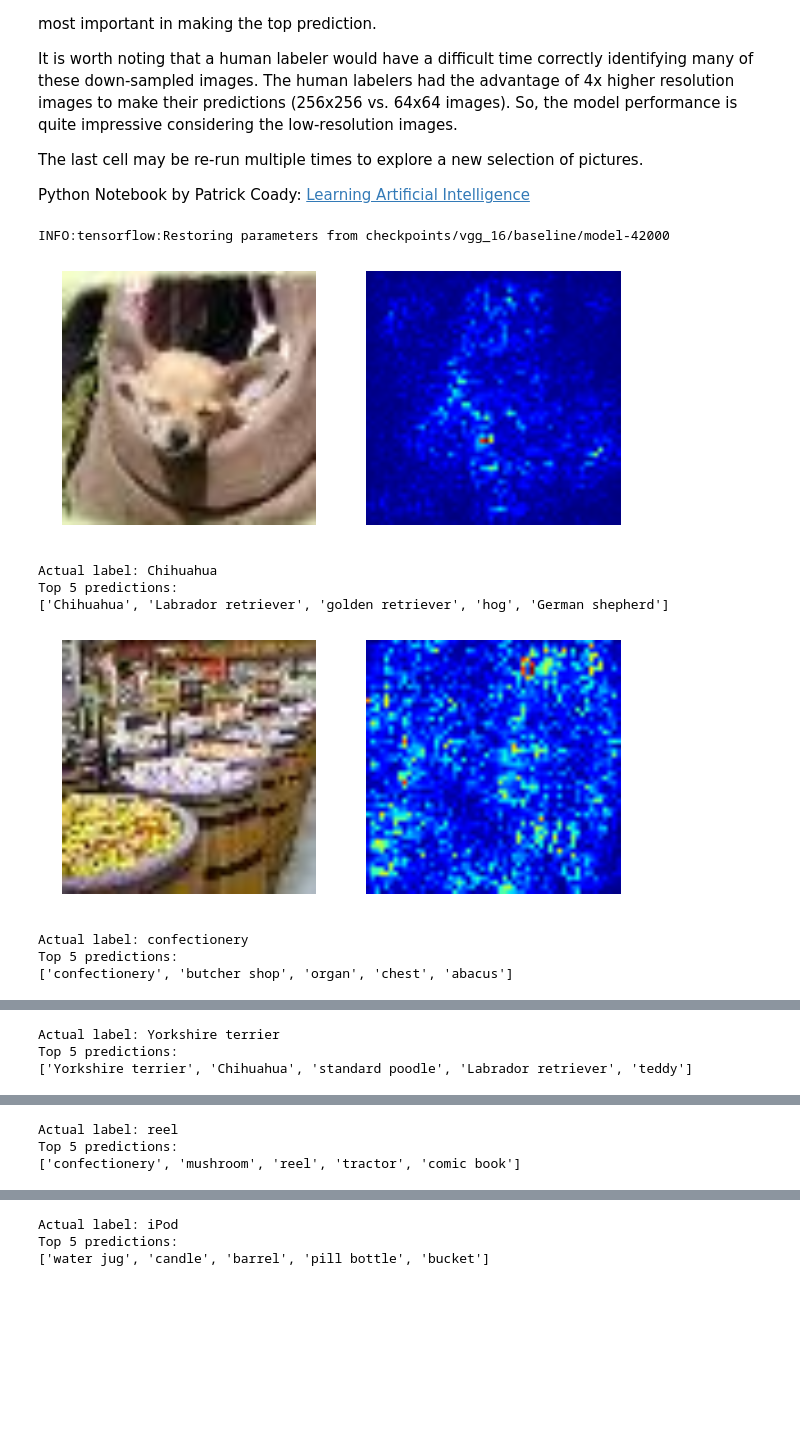
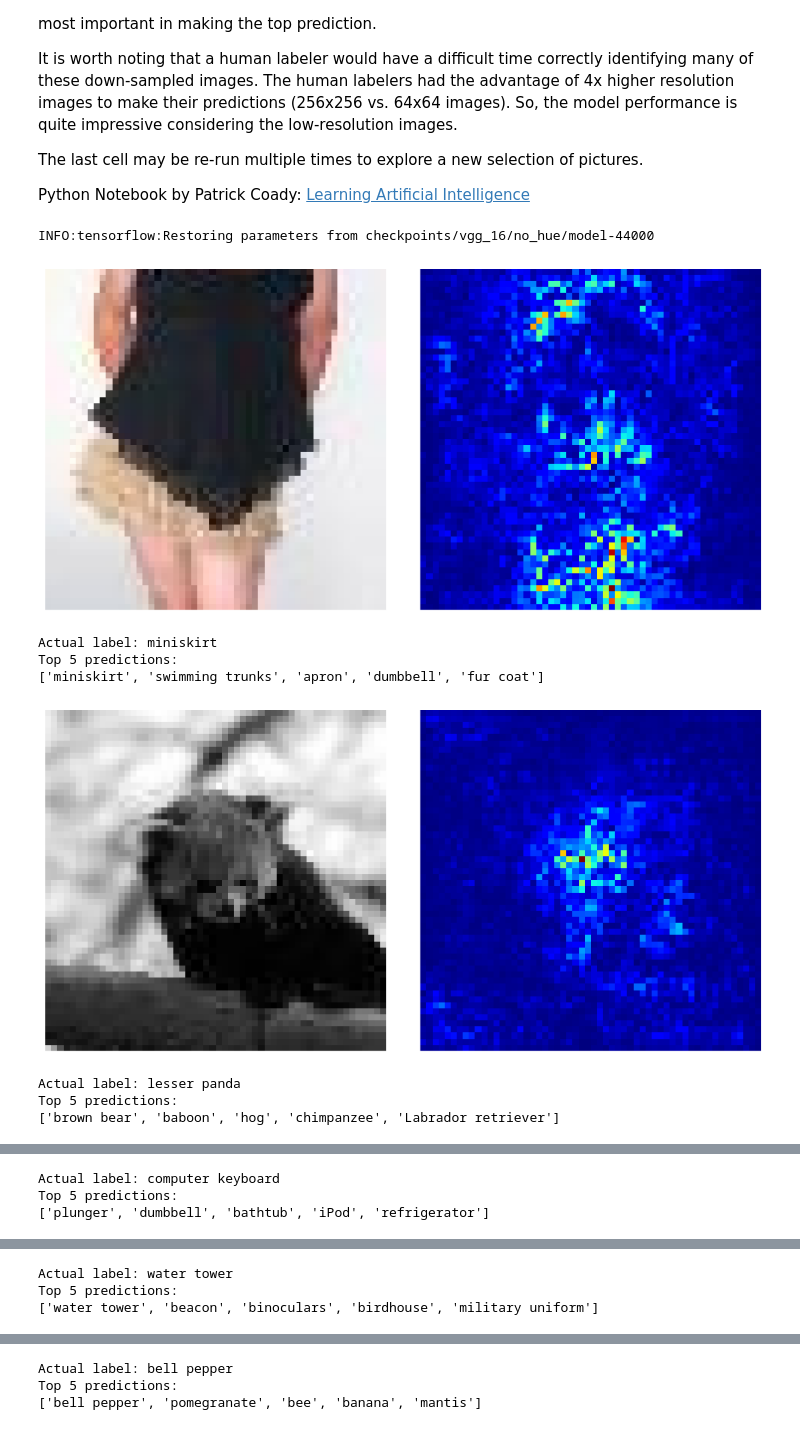
Before and after one commit to pat-coady/tiny_imagenet, a Jupyter notebook: src/predict_and_saliency.ipynb, the cells around one changed output, grey strips where cells are left out. Cells and saved outputs as stored; diff of their text form; code cells hidden in the pictures; blank space fills up the shorter version.

Commit message:
re-run notebooks with new models save .png images directly from notebooks.

```diff
--- a/src/predict_and_saliency.ipynb
+++ b/src/predict_and_saliency.ipynb
@@ -24,7 +24,7 @@ class TrainConfig(object):
     dropout_keep_prob = 1.0
     model_name = 'vgg_16'  # choose model
     model = staticmethod(globals()[model_name])
-    config_name = 'baseline'  # choose training run
+    config_name = 'no_hue'  # choose training run
 # %%
 def predict(imgs, config):
     """Load most recent checkpoint, make predictions, compute saliency maps"""
@@ -54,40 +54,54 @@ for i in range(len(class_description)):
 # %%
 N = 10  # number of validation examples to view
 filenames_labels = load_filenames_labels('val')
 pick_N = random.sample(filenames_labels, N)
 imgs = np.zeros((N, 64, 64, 3), dtype=np.uint8)
 labels = []
 for i, filename_label in enumerate(pick_N):
     imgs[i, :, :, :] = scipy.ndimage.imread(filename_label[0], mode='RGB')
     labels.append(class_description[int(filename_label[1])])
 imgs = imgs[:, 4:60, 4:60, :]  # take center crop of images
 config = TrainConfig()
 top_5, sal_imgs = predict(imgs, config)
 top_5 = top_5[1]  # 2nd element of list are class predictions
 sal_imgs = sal_imgs[0]  # 1st element of list are saliency maps
 # root-sum-square RGB channels of generated saliency heat map
 sal_imgs = np.sqrt(np.sum(np.square(sal_imgs), axis=3))
 
 for idx, filename in enumerate(pick_N):
     plt.subplot(121)
-    plt.imshow(imgs[idx, :, :, :])
-    plt.axis('off')
+    plt.imshow(imgs[idx, :, :, :], interpolation='none')
+    # next 5 lines get rid of all white space when saving .png
+    plt.gca().set_axis_off()
+    plt.subplots_adjust(top = 1, bottom = 0, right = 1, left = 0,
+                hspace = 0, wspace = 2)
+    plt.margins(0,0)
+    plt.gca().xaxis.set_major_locator(plt.NullLocator())
+    plt.gca().yaxis.set_major_locator(plt.NullLocator())
     plt.subplot(122)
-    plt.imshow(sal_imgs[idx, :, :])
-    plt.axis('off')
+    plt.imshow(sal_imgs[idx, :, :], interpolation='none')
+    # next 5 lines get rid of all white space when saving .png
+    plt.gca().set_axis_off()
+    plt.subplots_adjust(top = 1, bottom = 0, right = 1, left = 0,
+                hspace = 0, wspace = 0.1)
+    plt.margins(0,0)
+    plt.gca().xaxis.set_major_locator(plt.NullLocator())
+    plt.gca().yaxis.set_major_locator(plt.NullLocator())
+    plt.savefig('plots/pred_sal'+str(idx)+'.png', bbox_inches='tight',
+                pad_inches=0.0, dpi=64)
     plt.show()
     print('Actual label: ' + labels[idx])
     print('Top 5 predictions:')
     preds = map(lambda x: class_description[x], top_5[idx])
     print([x for x in preds])
     print('\n')
 # %% [output]
-INFO:tensorflow:Restoring parameters from checkpoints/vgg_16/baseline/model-42000
+INFO:tensorflow:Restoring parameters from checkpoints/vgg_16/no_hue/model-44000
-[figure, old version]
+[figure, new version]
-Actual label: Chihuahua
+Actual label: miniskirt
 Top 5 predictions:
-['Chihuahua', 'Labrador retriever', 'golden retriever', 'hog', 'German shepherd']
+['miniskirt', 'swimming trunks', 'apron', 'dumbbell', 'fur coat']
-[figure, old version]
+[figure, new version]
-Actual label: confectionery
+Actual label: lesser panda
 Top 5 predictions:
-['confectionery', 'butcher shop', 'organ', 'chest', 'abacus']
+['brown bear', 'baboon', 'hog', 'chimpanzee', 'Labrador retriever']
@@ -95,3 +109,3 @@ Top 5 predictions:
-Actual label: Yorkshire terrier
+Actual label: computer keyboard
 Top 5 predictions:
-['Yorkshire terrier', 'Chihuahua', 'standard poodle', 'Labrador retriever', 'teddy']
+['plunger', 'dumbbell', 'bathtub', 'iPod', 'refrigerator']
@@ -99,3 +113,3 @@ Top 5 predictions:
-Actual label: reel
+Actual label: water tower
 Top 5 predictions:
-['confectionery', 'mushroom', 'reel', 'tractor', 'comic book']
+['water tower', 'beacon', 'binoculars', 'birdhouse', 'military uniform']
@@ -103,3 +117,3 @@ Top 5 predictions:
-Actual label: iPod
+Actual label: bell pepper
 Top 5 predictions:
-['water jug', 'candle', 'barrel', 'pill bottle', 'bucket']
+['bell pepper', 'pomegranate', 'bee', 'banana', 'mantis']
```
Also changed, not shown: parts of 1 cell of this notebook, 4 other files.
